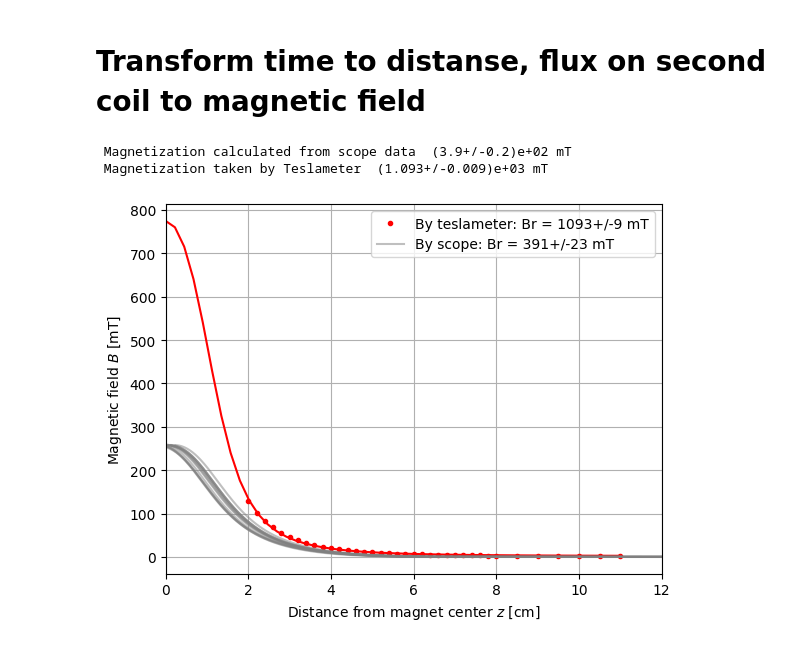
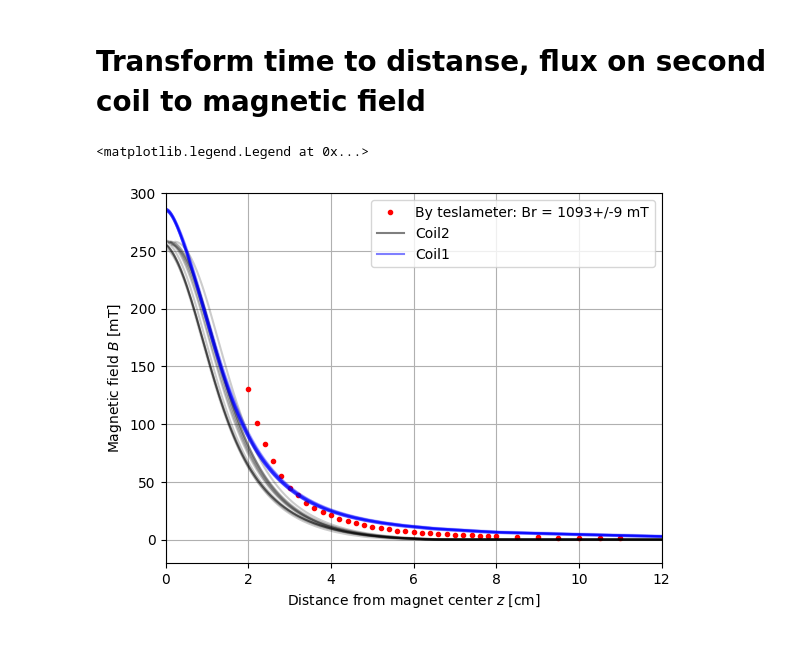
Before and after one commit to evgeny-kolonsky/Lab2_inductance, a Jupyter notebook: 2026.04/Lab2_Inductance_solution_ek.ipynb, the cells around one changed output. Cells and saved outputs as stored; diff of their text form; code cells hidden in the pictures.

```diff
--- a/2026.04/Lab2_Inductance_solution_ek.ipynb
+++ b/2026.04/Lab2_Inductance_solution_ek.ipynb
@@ -53,7 +53,7 @@ l = 2e-2 / 2 # m length of magnet
 b = 1e-2 #m radius of magnet
 d = 35e-3 #m, coil diameter
 A = np.pi * d**2 / 4 # square of the coil
-n = 50 # coil 2 number of windings of the coil
+n2 = 50 # coil 2 number of windings
 n1 = 17 # coil 1 number of windings
 origin = 21 # cm
 Br_reference = 1.30 # T, +- 0.02, N42 https://www.magmamagnets.com/wp-content/uploads/2017/02/neodymium-magnetic-characterstics.pdf
@@ -134,7 +129,7 @@ plt.plot(t_fall, h_fall/t_fall, '.', label='Measurements')
 
 fit = linregress(t_fall, h_fall/t_fall)
 v0 = fit.intercept
-acc = fit.slope * 2
+acc = 2* fit.slope
 
 plt.plot(t_fall, fit.slope*t_fall + fit.intercept, label=rf'Fit $v_0$ ={v0:.2f} m/s, $a$ ={acc:.1f} m/s2')
 plt.xlabel(r'Fall time $t$ [s]')
@@ -150,45 +145,54 @@ plt.show();
 # %%
 # plot direct measurements
 plt.plot(z_measured*1e2, B_measured*1e3, 'r.', label=f'By teslameter: Br = {Br_measured*1e3} mT')
-z_dense = np.linspace(0, z_measured.max())
-plt.plot(z_dense*1e2, 1e3*  (Br_measured.n  *geometric_factor(z_dense) + Br_offset), color='r')
+#z_dense = np.linspace(0, z_measured.max())
+#plt.plot(z_dense*1e2, 1e3*  (Br_measured.n  *geometric_factor(z_dense) + Br_offset), color='r')
 
 
 nums = range(40, 64, 2)
-Brs = np.zeros(len(nums))
+
+
+
 for i, num in enumerate(nums):
     t, vx , vy = get_trace(num)
-    phx, phy = get_phi(t, vx, vy)
-    t0, t1 = get_timedist(t, vx, vy)
+    ph1, ph2 = get_phi(t, vx, vy)
+    t1, t2 = get_timedist(t, vx, vy)
+    filter = (t > t1) & (t < t2) # motion between two coils
+
+    # lower coil
     # convert flux to magnetic field
-    B = phy / n / A
+    B2 = ph2 / n2 / A
+    B2 -= np.min(B2[filter]) # get rid of offset
     # convert time to distance
     # consider axis z directed up
-    z = h_fall[i] - v0 * (t-t0) - acc* (t-t0)**2 /2
-    linz = geometric_factor(z)
-    filter = (t > t0) & (t < t1) # motion between two coils
-    fit = linregress(linz[filter], B[filter] )
-    Brs[i] = fit.slope
-    plt.plot(z[filter]*1e2, B[filter]*1e3 , color='gray', alpha=0.5)
+    z2 = h_fall[i] - v0 * (t-t1) - acc* (t-t1)**2 /2
+    plt.plot(z2[filter]*1e2, B2[filter]*1e3 , color='black', alpha=0.2)
+
+    # upper coil
+    # convert flux to magnetic field
+    B1 = ph1 / n1 / A
+    B1 -= np.min(B1[filter])
+    # convert time to distance
+    # consider axis z directed up
+    z1 = v0 * (t-t1) + acc* (t-t1)**2 /2
+    plt.plot(z1[filter]*1e2, B1[filter]*1e3 , color='blue', alpha=0.2)
+
+
+
+plt.plot(z2[filter]*1e2, B2[filter]*1e3 , color='black', alpha=0.5, label='Coil2')
+plt.plot(z1[filter]*1e2, B1[filter]*1e3 , color='blue', alpha=0.5, label='Coil1')
+
 
 
 
 
 plt.xlabel(r'Distance from magnet center $z$ [cm]')
 plt.ylabel(r'Magnetic field $B$ [mT]')
 plt.grid()
 plt.xlim(0, 12)
-
-
-Br = ufloat(Brs.mean(), Brs.std())
-plt.plot(z[filter]*1e2, B[filter]*1e3 , color='gray', alpha=0.5, label=f'By scope: Br = {Br*1e3} mT')
-#plt.ylim(0, 300)
+plt.ylim(-20, 300)
 #plt.yscale('log')
 plt.legend()
-
-print(f' Magnetization calculated from scope data  {Br*1e3:.1ue} mT')
-print(f' Magnetization taken by Teslameter  {Br_measured*1e3:.1ue} mT')
 # %% [output]
- Magnetization calculated from scope data  (3.9+/-0.2)e+02 mT
- Magnetization taken by Teslameter  (1.093+/-0.009)e+03 mT
+<matplotlib.legend.Legend at 0x...>
-[figure, old version]
+[figure, new version]
```
Also changed, not shown: parts of 6 cells of this notebook.
